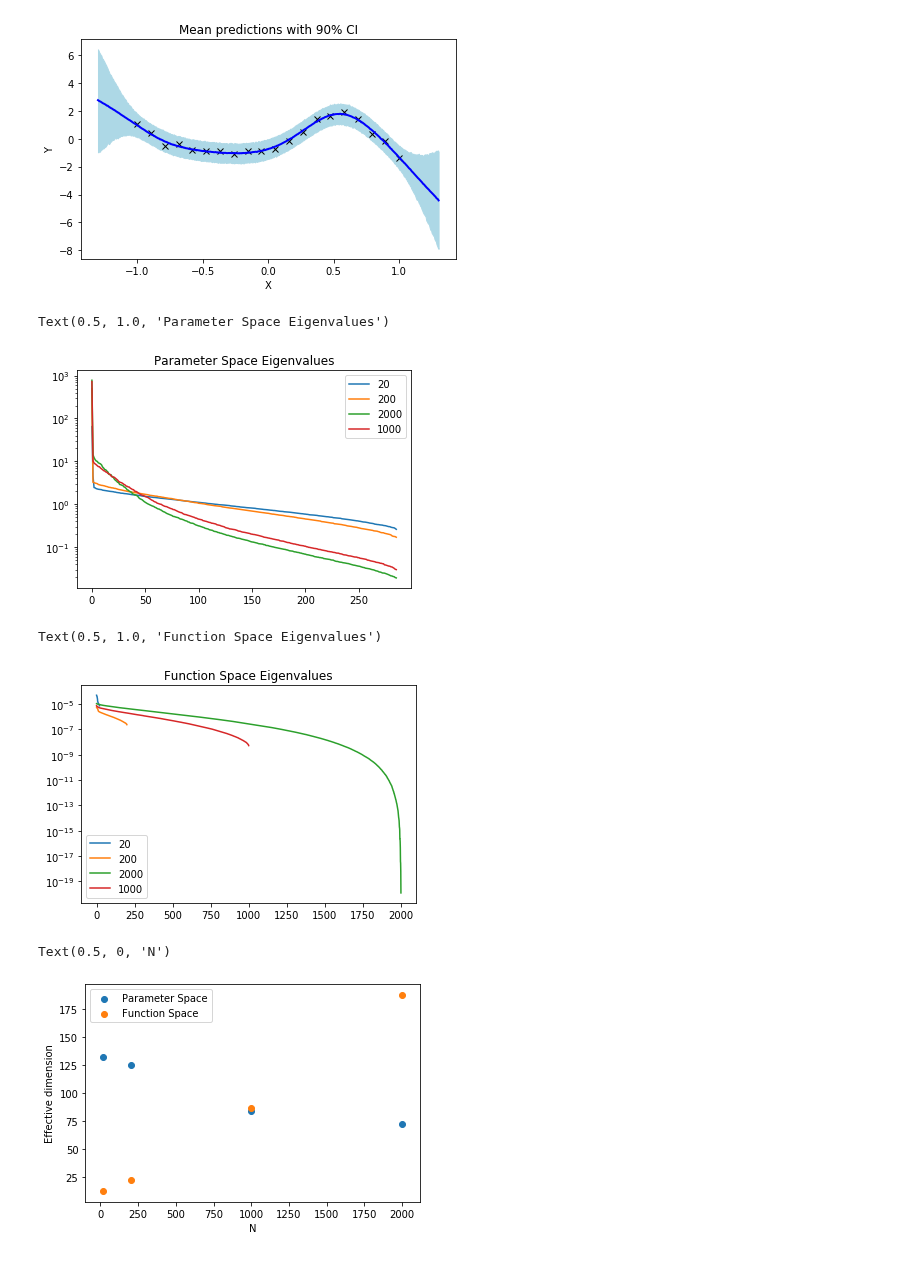
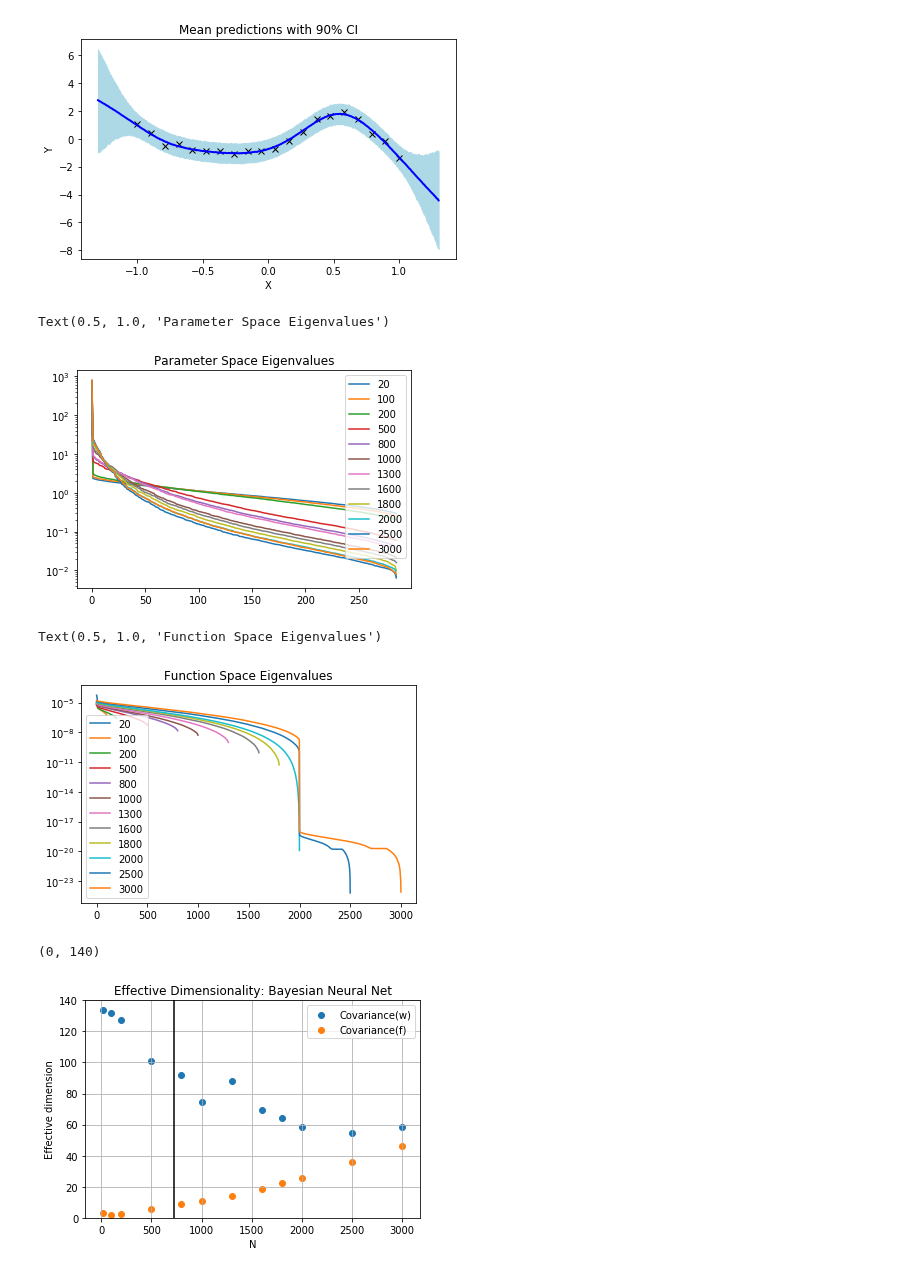
Before and after one commit to g-benton/hessian-eff-dim, a Jupyter notebook: experiments/bnn_spirals/bnn_regression_dimensionality.ipynb, the cells around one changed output. Saved outputs shown, nothing was run; the diff lists cells and outputs as text; code cells hidden in the pictures.

```diff
--- a/experiments/bnn_spirals/bnn_regression_dimensionality.ipynb
+++ b/experiments/bnn_spirals/bnn_regression_dimensionality.ipynb
@@ -139,7 +139,9 @@ def run_inference_and_compute_eigs(N, D_X=3, D_H=15):
     function_eigs = np.linalg.svd(np.cov(train_predictions.T))[1]**2 / (args['num_samples'] - 1)
 
     return pars_eigs, function_eigs
+# %%
+n_list = [20, 100, 200, 500, 800, 1000, 1300, 1600, 1800, 2000, 2500, 3000]
 # %%
-all_eig_list = [run_inference_and_compute_eigs(n, D_H=15) for n in [20, 200, 2000]]
+all_eig_list = [run_inference_and_compute_eigs(n, D_H=15) for n in n_list]
 # %% [output]
                 mean       std    median      5.0%     95.0%     n_eff     r_hat
@@ -196,2 +350,0 @@ MCMC elapsed time: 1338.7420570850372
-# %%
-all_eig_list.append(run_inference_and_compute_eigs(1000, D_H=15))
@@ -230,32 +365,36 @@ MCMC elapsed time: 823.7669477462769
 # %% [output]
 [figure]
 # %%
-[plt.semilogy(all_eig_list[xx][0], label = str([20, 200, 2000, 1000][xx])) for xx in range(4)]
+[plt.semilogy(all_eig_list[xx][0], label = str(n_list[xx])) for xx in range(len(n_list))]
 plt.legend()
 plt.title('Parameter Space Eigenvalues')
 # %% [output]
 Text(0.5, 1.0, 'Parameter Space Eigenvalues')
-[figure, old version]
+[figure, new version]
 # %%
-[plt.semilogy(all_eig_list[xx][1], label = str([20, 200, 2000, 1000][xx])) for xx in range(4)]
+[plt.semilogy(all_eig_list[xx][1], label = str(n_list[xx])) for xx in range(len(n_list))]
 plt.legend()
 plt.title('Function Space Eigenvalues')
 # %% [output]
 Text(0.5, 1.0, 'Function Space Eigenvalues')
-[figure, old version]
+[figure, new version]
 # %%
 def eff_dim(x, s = 1.):
     return np.sum(x / (x + s))
 # %%
-eff_dims_parameters = [eff_dim(all_eig_list[x][0]) for x in range(4)]
-eff_dims_fns = [eff_dim(all_eig_list[x][1], s=1e-5) for x in range(4)]
+eff_dims_parameters = [eff_dim(all_eig_list[x][0]) for x in range(len(n_list))]
+eff_dims_fns = [eff_dim(all_eig_list[x][1], s=1e-4) for x in range(len(n_list))]
 # %%
-plt.scatter([20, 200, 2000, 1000], eff_dims_parameters, label = 'Parameter Space')
-plt.scatter([20, 200, 2000, 1000], eff_dims_fns, label = 'Function Space')
+plt.scatter(n_list, eff_dims_parameters, label = 'Covariance(w)')
+plt.scatter(n_list, eff_dims_fns, label = 'Covariance(f)')
 plt.legend()
 plt.ylabel('Effective dimension')
 plt.xlabel('N')
+plt.grid()
+plt.title('Effective Dimensionality: Bayesian Neural Net')
+plt.vlines(726, -10, 160)
+plt.ylim((0, 140))
 #plt.scatter([20, 200, 2000], eff_dims_fns)
 # %% [output]
-Text(0.5, 0, 'N')
+(0, 140)
-[figure, old version]
+[figure, new version]
```
Also changed, not shown: parts of 6 cells of this notebook, 1 other file.
